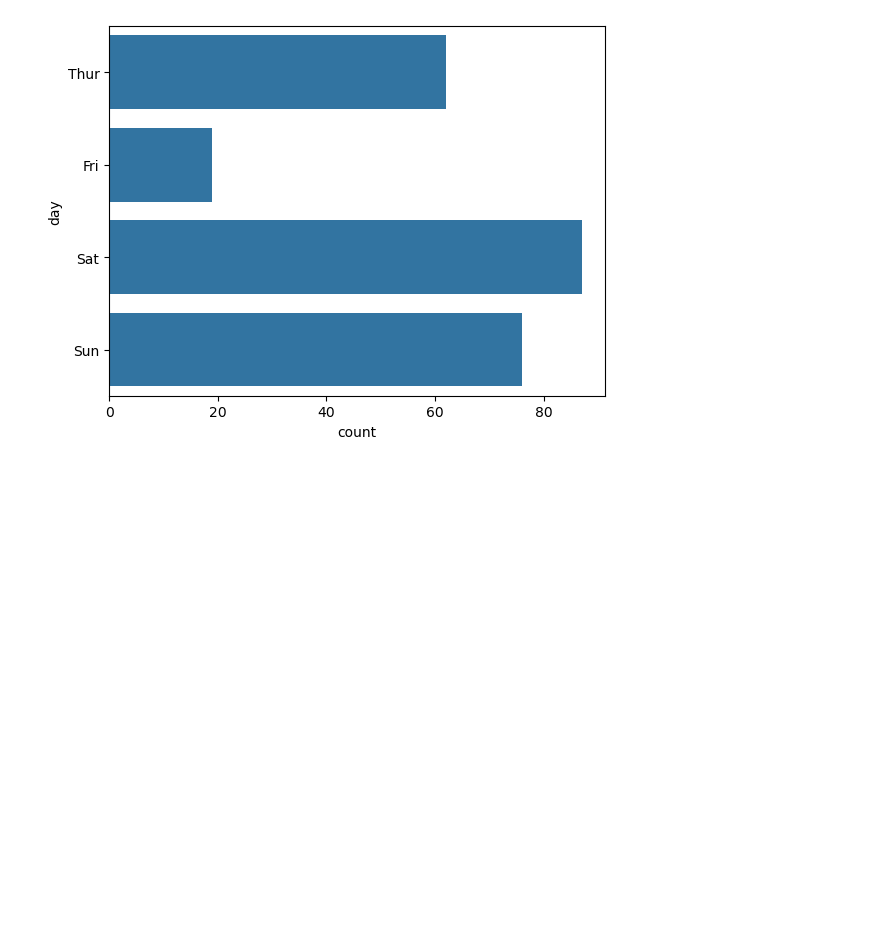
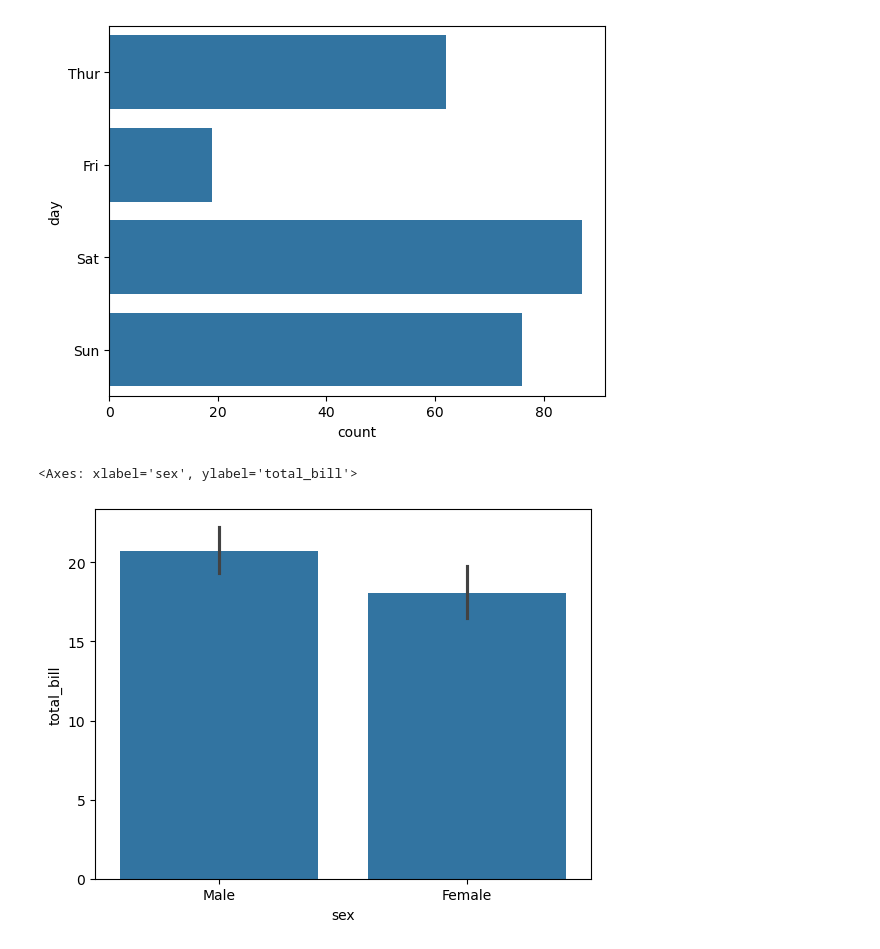
Before and after one commit to AayushGitH/Machine_Learning_Practice, a Jupyter notebook: Seaborn_Practical.ipynb, the cells around one changed output. Cells and saved outputs as stored; diff of their text form; code cells hidden in the pictures; blank space fills up the shorter version.

```diff
--- a/Seaborn_Practical.ipynb
+++ b/Seaborn_Practical.ipynb
@@ -133,5 +133,9 @@ sns.countplot(y='day',data=df)
 # %%
 # Barplot
 # Show point estimates and errors as rectangular bars.
+# We are supposed to pass x and y axis values both
 
-sns.barplot()
+sns.barplot(x='sex', y='total_bill', data=df)
+# %% [output]
+<Axes: xlabel='sex', ylabel='total_bill'>
+[figure, added]
```
Also changed, not shown: parts of 3 cells of this notebook, 1 other file.
